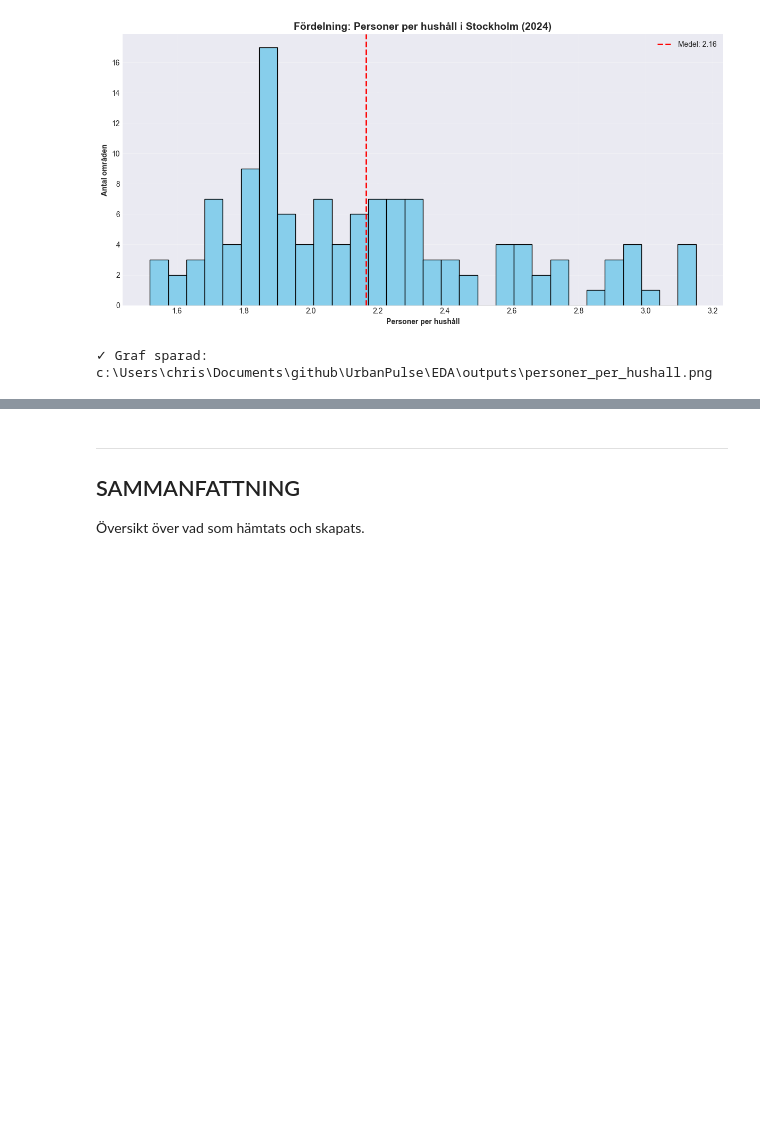
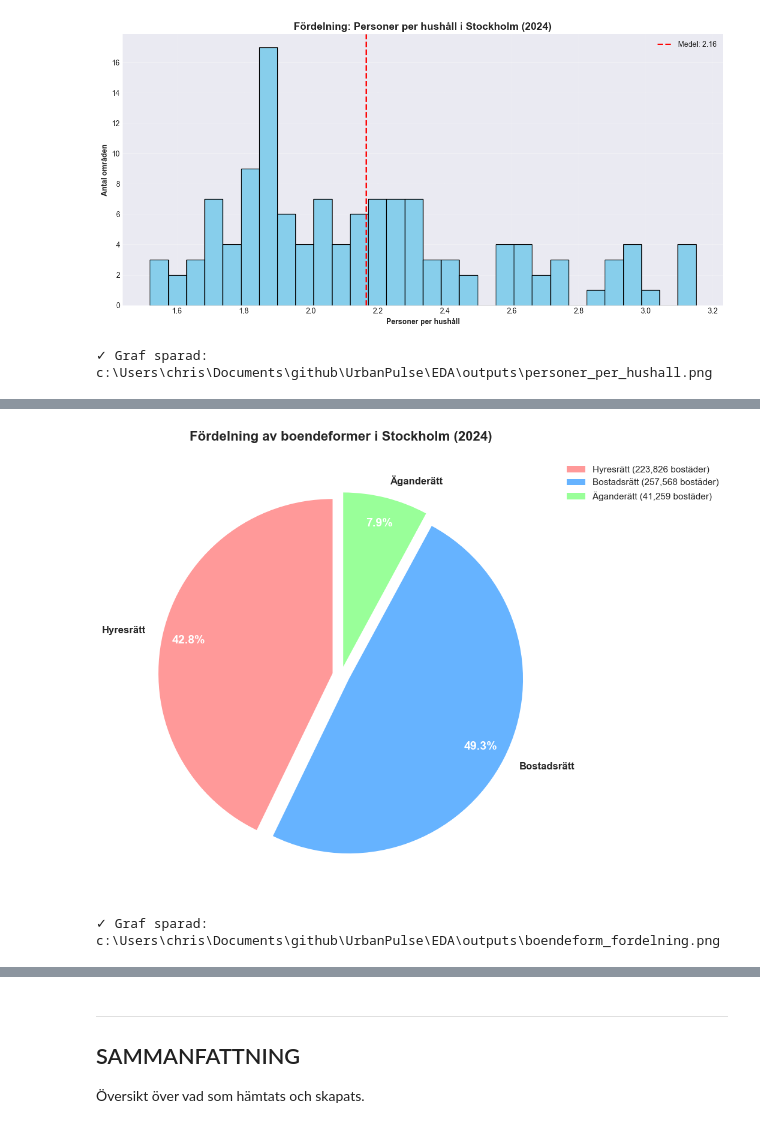
Before and after one commit to cactus-commits/UrbanPulse, a Jupyter notebook: EDA/christoffer_eda_scb_api_test.ipynb, the cells around one changed output, grey strips where cells are left out. Saved outputs shown, nothing was run; the diff lists cells and outputs as text; code cells hidden in the pictures; blank space fills up the shorter version.

```diff
--- a/EDA/christoffer_eda_scb_api_test.ipynb
+++ b/EDA/christoffer_eda_scb_api_test.ipynb
@@ -892,0 +955,52 @@ print(f"✓ Graf sparad: {OUTPUT_DIR / 'personer_per_hushall.png'}")
+# %%
+# ═══════════════════════════════════════════════════════════════════════════
+# Graf 4: Cirkeldiagram - Boendeformer
+# ═══════════════════════════════════════════════════════════════════════════
+# Visar fördelningen av hyresrätt, bostadsrätt och äganderätt i Stockholm
+
+# Beräkna totala bostäder per upplåtelseform
+boende_totalt = df_aggregerad[['hyresrätt', 'bostadsrätt', 'äganderätt']].sum()
+
+# Färger (tydliga och professionella)
+colors = ['#ff9999', '#66b3ff', '#99ff99']  # Rosa, Blå, Grön
+explode = (0.05, 0.05, 0.05)  # Liten separation mellan alla segment
+
+fig, ax = plt.subplots(figsize=(10, 8))
+
+wedges, texts, autotexts = ax.pie(
+    boende_totalt,
+    labels=['Hyresrätt', 'Bostadsrätt', 'Äganderätt'],
+    autopct='%1.1f%%',
+    colors=colors,
+    explode=explode,
+    startangle=90,
+    textprops={'fontsize': 12, 'weight': 'bold'},
+    pctdistance=0.85,  # Procenttext längre in
+    labeldistance=1.1,  # Labels längre ut
+    shadow=False  # INGEN SKUGGA!
+)
+
+# Gör procenttexten vit för bättre kontrast
+for autotext in autotexts:
+    autotext.set_color('white')
+    autotext.set_fontsize(14)
+    autotext.set_weight('bold')
+
+ax.set_title('Fördelning av boendeformer i Stockholm (2024)',
+             fontsize=16, fontweight='bold', pad=20)
+
+# Lägg till legend med antal
+legend_labels = [
+    f"Hyresrätt ({boende_totalt['hyresrätt']:,.0f} bostäder)",
+    f"Bostadsrätt ({boende_totalt['bostadsrätt']:,.0f} bostäder)",
+    f"Äganderätt ({boende_totalt['äganderätt']:,.0f} bostäder)"
+]
+ax.legend(legend_labels, loc='upper left', bbox_to_anchor=(1, 1), fontsize=11)
+
+plt.tight_layout()
+plt.savefig(OUTPUT_DIR / 'boendeform_fordelning.png', dpi=300, bbox_inches='tight')
+plt.show()
+print(f"✓ Graf sparad: {OUTPUT_DIR / 'boendeform_fordelning.png'}")
+# %% [output]
+[figure, added]
+✓ Graf sparad: c:\Users\chris\Documents\github\UrbanPulse\EDA\outputs\boendeform_fordelning.png
```
Also changed, not shown: parts of 5 cells of this notebook, 10 other files.
